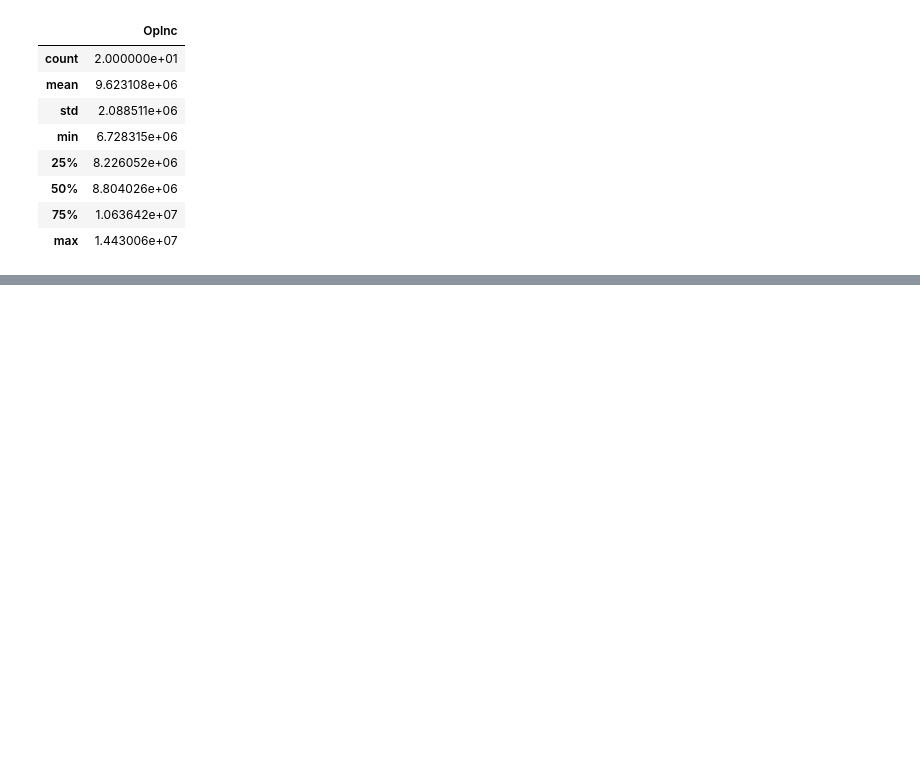
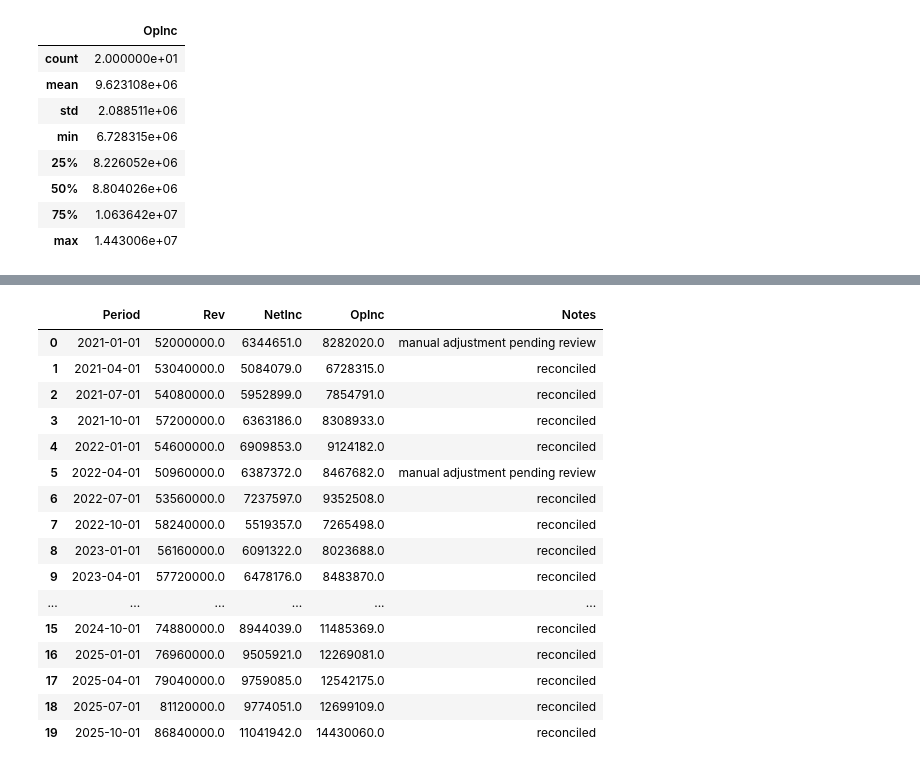
Before and after one commit to evasim/financial-assistant-rbac, a Jupyter notebook: notebook/financial_notebook.ipynb, the cells around one changed output, grey strips where cells are left out. Cells and saved outputs as stored; diff of their text form; code cells hidden in the pictures; blank space fills up the shorter version.

Commit message:
Finish cleaning messy dataset

```diff
--- a/notebook/financial_notebook.ipynb
+++ b/notebook/financial_notebook.ipynb
@@ -203,0 +245,4 @@ df_des2.describe()
+# %%
+messy["NetInc"] = messy["NetInc"].str.replace(",", "", regex=False)
+messy["NetInc"] = messy["NetInc"].str.strip()
+messy["NetInc"] = pd.to_numeric(messy["NetInc"])
@@ -203,0 +285,5 @@ df_des2.describe()
+# %%
+import numpy as np
+
+messy.loc[messy["NetInc"] > 90000000, "NetInc"] = np.nan
+messy["NetInc"] = messy["NetInc"].interpolate()
@@ -203,0 +302,38 @@ df_des2.describe()
+# %%
+def clean_period(months):
+    parts = months.split()
+    if parts[0] == "Q1":
+        return parts[1] + "-01-01"
+    elif parts[0] == "Q2":
+        return parts[1] + "-04-01"
+    elif parts[0] == "Q3":
+        return parts[1] + "-07-01"
+    elif parts[0] == "Q4":
+        return parts[1] + "-10-01"
+    else:
+        return months
+
+messy["Period"] = messy["Period"].apply(clean_period)
+# %%
+messy[messy.duplicated()]
+messy = messy.drop_duplicates()
+# %%
+messy
+# %% [output]
+|  | Period | Rev | NetInc | OpInc | Notes |
+| 0 | 2021-01-01 | 52000000.0 | 6344651.0 | 8282020.0 | manual adjustment pending review |
+| 1 | 2021-04-01 | 53040000.0 | 5084079.0 | 6728315.0 | reconciled |
+| 2 | 2021-07-01 | 54080000.0 | 5952899.0 | 7854791.0 | reconciled |
+| 3 | 2021-10-01 | 57200000.0 | 6363186.0 | 8308933.0 | reconciled |
+| 4 | 2022-01-01 | 54600000.0 | 6909853.0 | 9124182.0 | reconciled |
+| 5 | 2022-04-01 | 50960000.0 | 6387372.0 | 8467682.0 | manual adjustment pending review |
+| 6 | 2022-07-01 | 53560000.0 | 7237597.0 | 9352508.0 | reconciled |
+| 7 | 2022-10-01 | 58240000.0 | 5519357.0 | 7265498.0 | reconciled |
+| 8 | 2023-01-01 | 56160000.0 | 6091322.0 | 8023688.0 | reconciled |
+| 9 | 2023-04-01 | 57720000.0 | 6478176.0 | 8483870.0 | reconciled |
+| ... | ... | ... | ... | ... | ... |
+| 15 | 2024-10-01 | 74880000.0 | 8944039.0 | 11485369.0 | reconciled |
+| 16 | 2025-01-01 | 76960000.0 | 9505921.0 | 12269081.0 | reconciled |
+| 17 | 2025-04-01 | 79040000.0 | 9759085.0 | 12542175.0 | reconciled |
+| 18 | 2025-07-01 | 81120000.0 | 9774051.0 | 12699109.0 | reconciled |
+| 19 | 2025-10-01 | 86840000.0 | 11041942.0 | 14430060.0 | reconciled |
```
Also changed, not shown: parts of 6 cells of this notebook.
